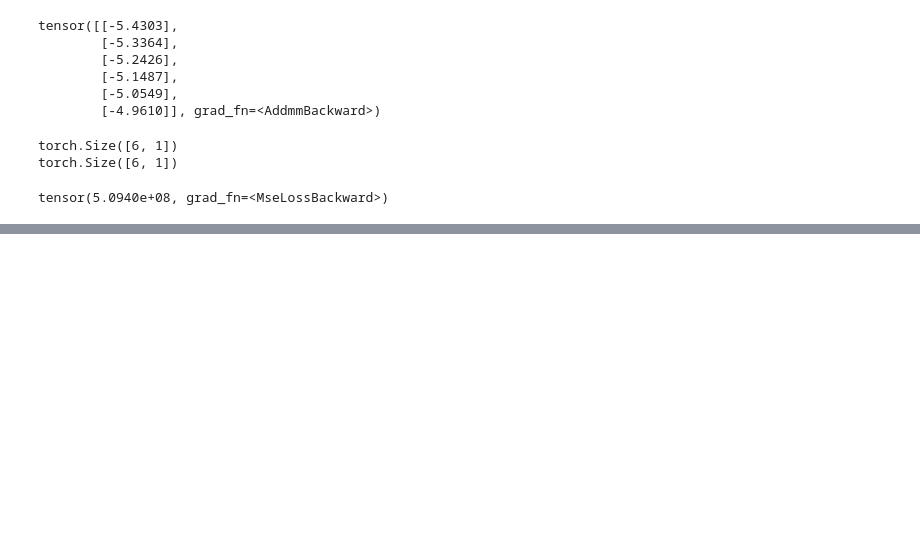
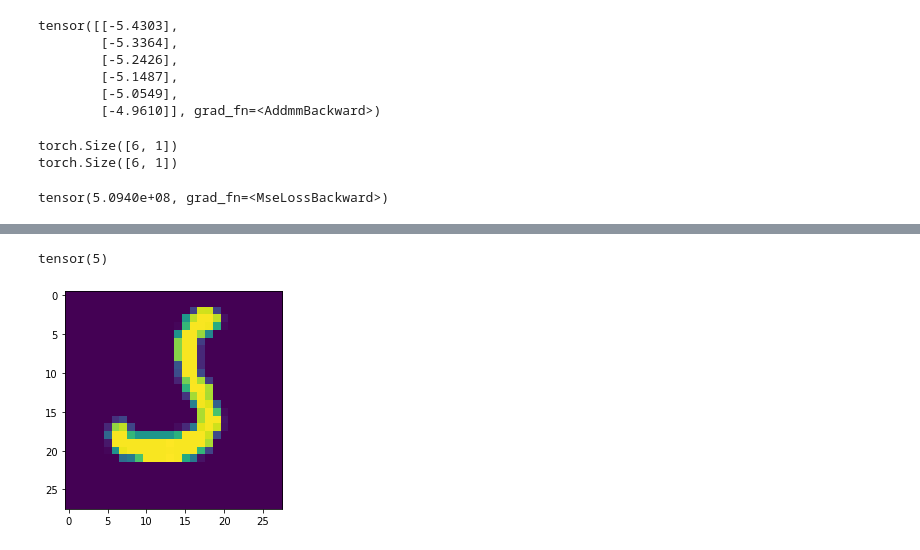
Before and after one commit to pd2871/PyTorch, a Jupyter notebook: PyTorch.ipynb, the cells around one changed output, grey strips where cells are left out. Drawn from its saved outputs; the diff is of its cells as text; code cells hidden in the pictures; blank space fills up the shorter version.

```diff
--- a/PyTorch.ipynb
+++ b/PyTorch.ipynb
@@ -306,0 +317,4 @@ optimizer = torch.optim.SGD(model.parameters(), lr=0.001)
+# %%
+train = datasets.MNIST('', train=True, download=False, transform = transforms.Compose([transforms.ToTensor()]))
+
+testt = datasets.MNIST('', train=False, download=False, transform = transforms.Compose([transforms.ToTensor()]))
@@ -306,0 +323,3 @@ optimizer = torch.optim.SGD(model.parameters(), lr=0.001)
+# %%
+train_dataset = DataLoader(train, batch_size=10, shuffle=True)
+test_dataset = DataLoader(testt, batch_size=10, shuffle=True)
@@ -306,0 +334,3 @@ optimizer = torch.optim.SGD(model.parameters(), lr=0.001)
+# %%
+for x in train_dataset:
+    print(x)
@@ -306,0 +376,2 @@ optimizer = torch.optim.SGD(model.parameters(), lr=0.001)
+# %%
+data = x
@@ -306,0 +404,6 @@ optimizer = torch.optim.SGD(model.parameters(), lr=0.001)
+# %%
+plt.imshow(data[0][0].view(28,28))
+print(data[1][0])
+# %% [output]
+tensor(5)
+[figure, added]
```
Also changed, not shown: parts of 13 cells of this notebook.
